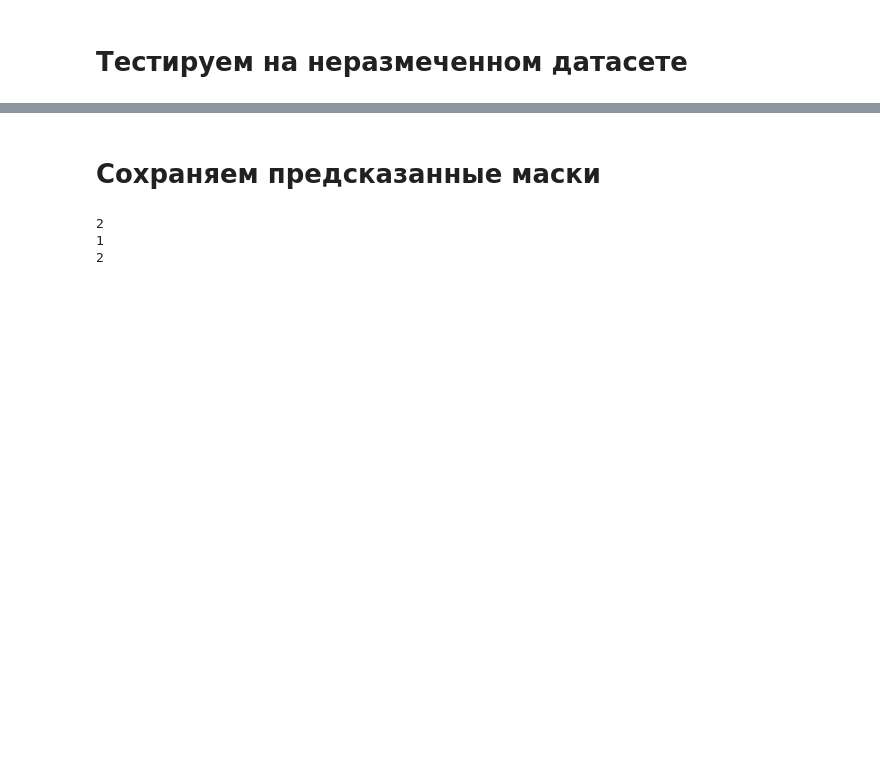
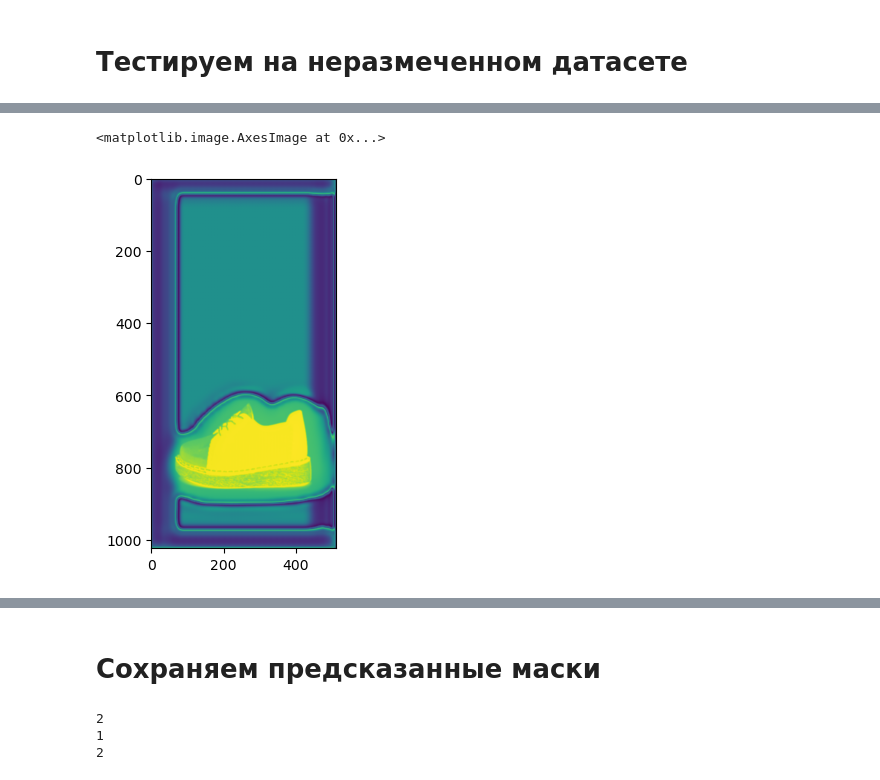
Before and after one commit to BombasticFantastik/KD_Summer_Work, a Jupyter notebook: Segmentation/AccuracyTest.ipynb, the cells around one changed output, grey strips where cells are left out. Saved outputs shown, nothing was run; the diff lists cells and outputs as text; code cells hidden in the pictures; blank space fills up the shorter version.

```diff
--- a/Segmentation/AccuracyTest.ipynb
+++ b/Segmentation/AccuracyTest.ipynb
@@ -155,0 +166,5 @@ evaluate_segm_model(model=model,batch=bt)
+# %%
+#странная темка с пикселями
+N=20
+kernel=cv2.getStructuringElement(cv2.MORPH_ELLIPSE,(2*N+1,2*N+1))
+mask=model(bt['img'])
@@ -155,0 +178,5 @@ evaluate_segm_model(model=model,batch=bt)
+# %%
+plt.imshow(mask[0].permute(1,2,0).detach())
+# %% [output]
+<matplotlib.image.AxesImage at 0x...>
+[figure, added]
```
Also changed, not shown: parts of 8 cells of this notebook, 1 other file.
